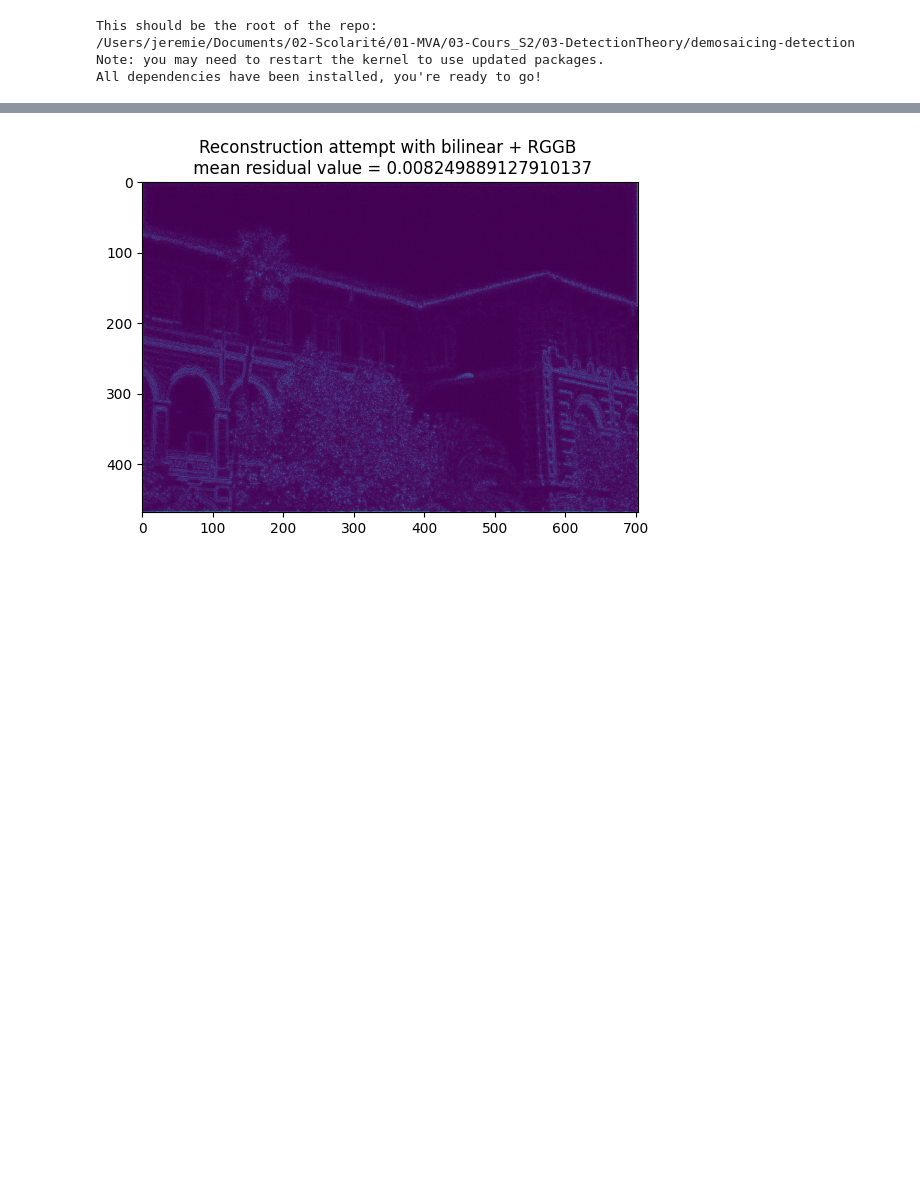
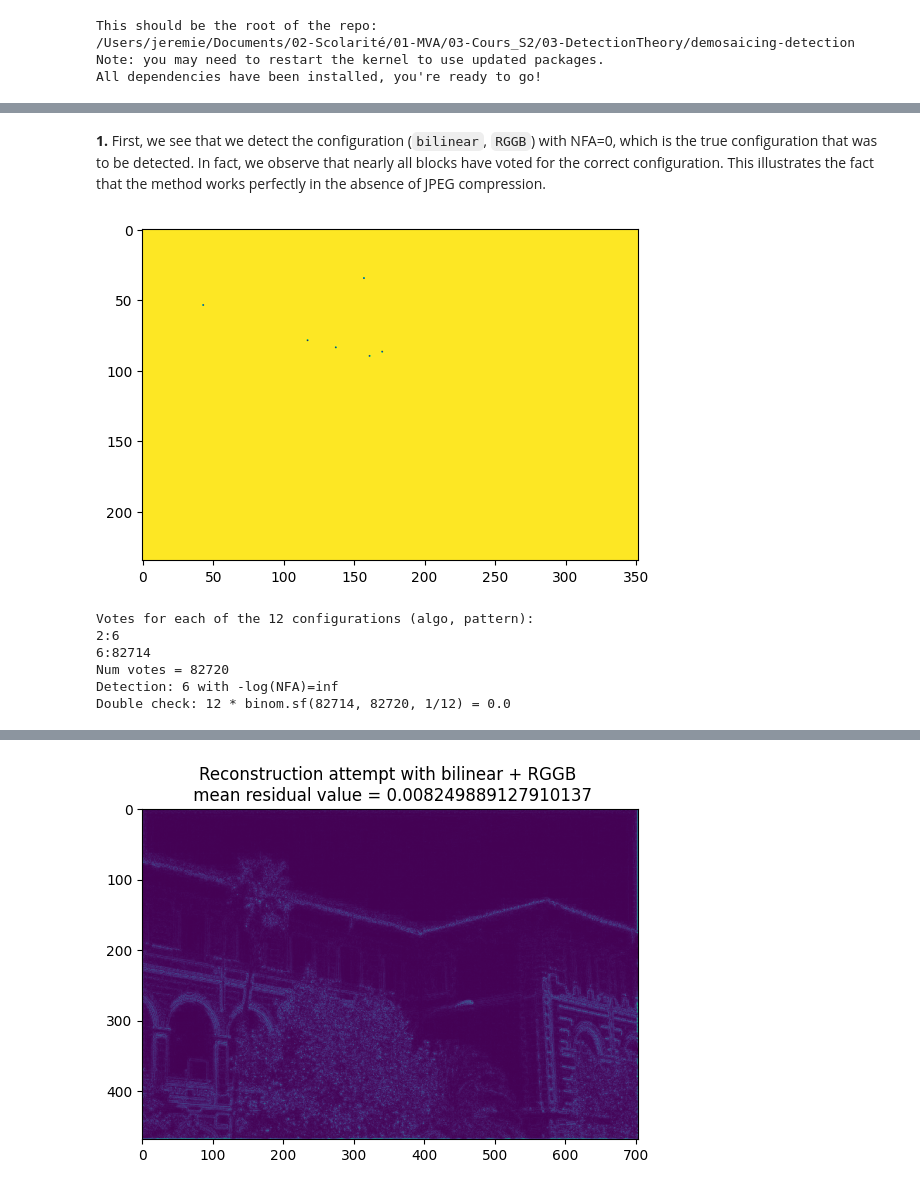
Before and after one commit to DentanJeremie/demosaicing-detection, a Jupyter notebook: doc/configuration_detection_demonstration.ipynb, the cells around one changed output, grey strips where cells are left out. Cells and saved outputs as stored; diff of their text form; code cells hidden in the pictures; blank space fills up the shorter version.

```diff
--- a/doc/configuration_detection_demonstration.ipynb
+++ b/doc/configuration_detection_demonstration.ipynb
@@ -114 +143,25 @@ np.random.seed(42)
+# %% [markdown]
+**1.** First, we see that we detect the configuration (`bilinear`, `RGGB`) with NFA=0, which is the true configuration that was to be detected. In fact, we observe that nearly all blocks have voted for the correct configuration. This illustrates the fact that the method works perfectly in the absence of JPEG compression.
+# %%
+votes = get_block_votes(demosaiced_image) # The votes for the configuration (algo, pattern) as int between 0 and 11
+plt.imshow(votes)
+plt.show()
+plt.close()
+print('Votes for each of the 12 configurations (algo, pattern):')
+votes_count = 0
+for value, count in zip(*np.unique(votes, return_counts=True)):
+    print(f'{value}:{count}')
+    votes_count += count
+print(f'Num votes = {votes_count}')
+config, nfa = detect_config(votes, len(ALGO_PATTERN_CONFIG)) # Detection of the algorithm: -1 for no detection
+print(f'Detection: {config} with -log(NFA)={nfa}')
+print(f'Double check: 12 * binom.sf(82714, 82720, 1/12) = {12 * binom.sf(82714, 82720, 1/12)}')
+# %% [output]
+[figure, added]
+Votes for each of the 12 configurations (algo, pattern):
+2:6
+6:82714
+Num votes = 82720
+Detection: 6 with -log(NFA)=inf
+Double check: 12 * binom.sf(82714, 82720, 1/12) = 0.0
 # %% [markdown]
```
Also changed, not shown: parts of 23 cells of this notebook, 2 other files.
